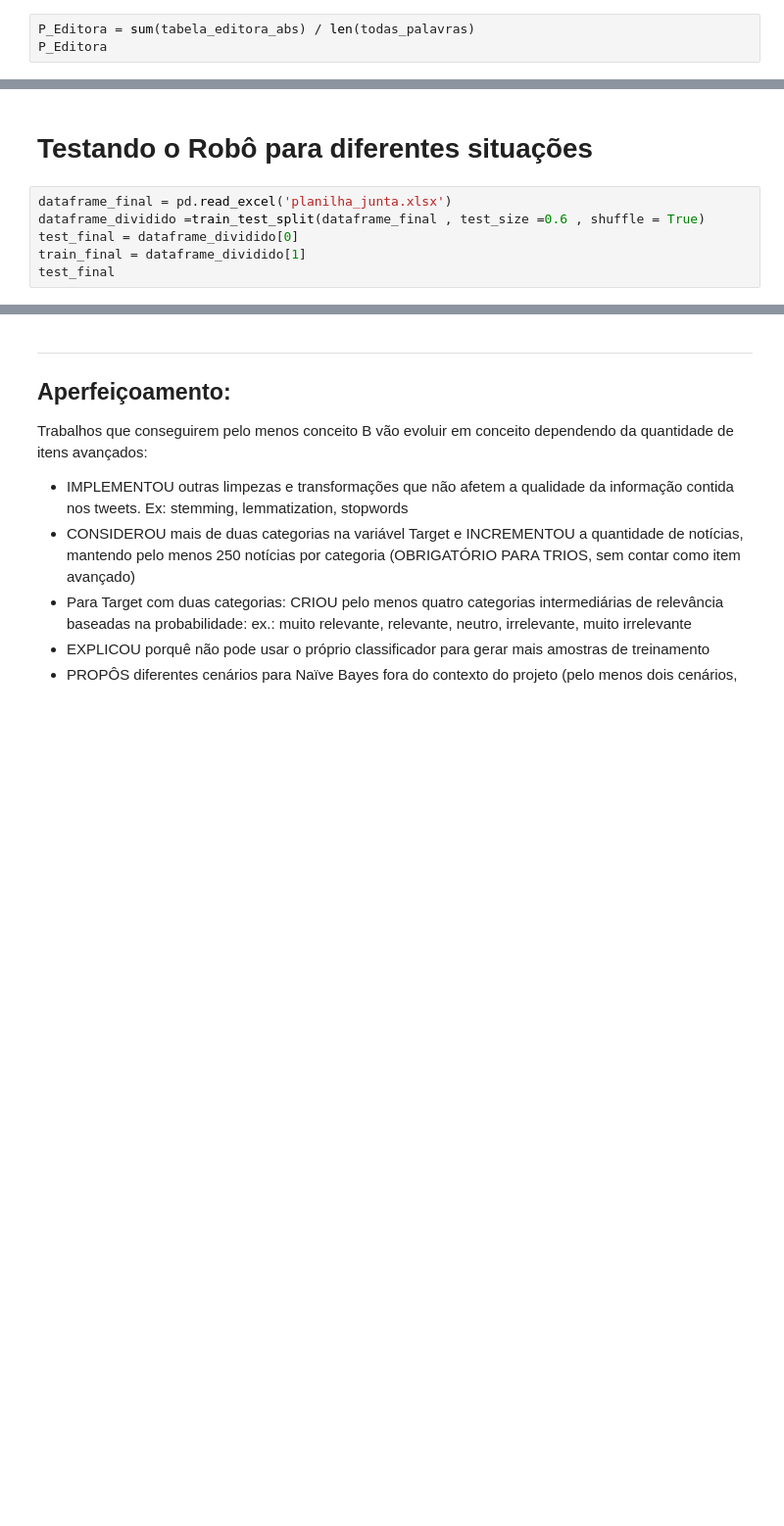
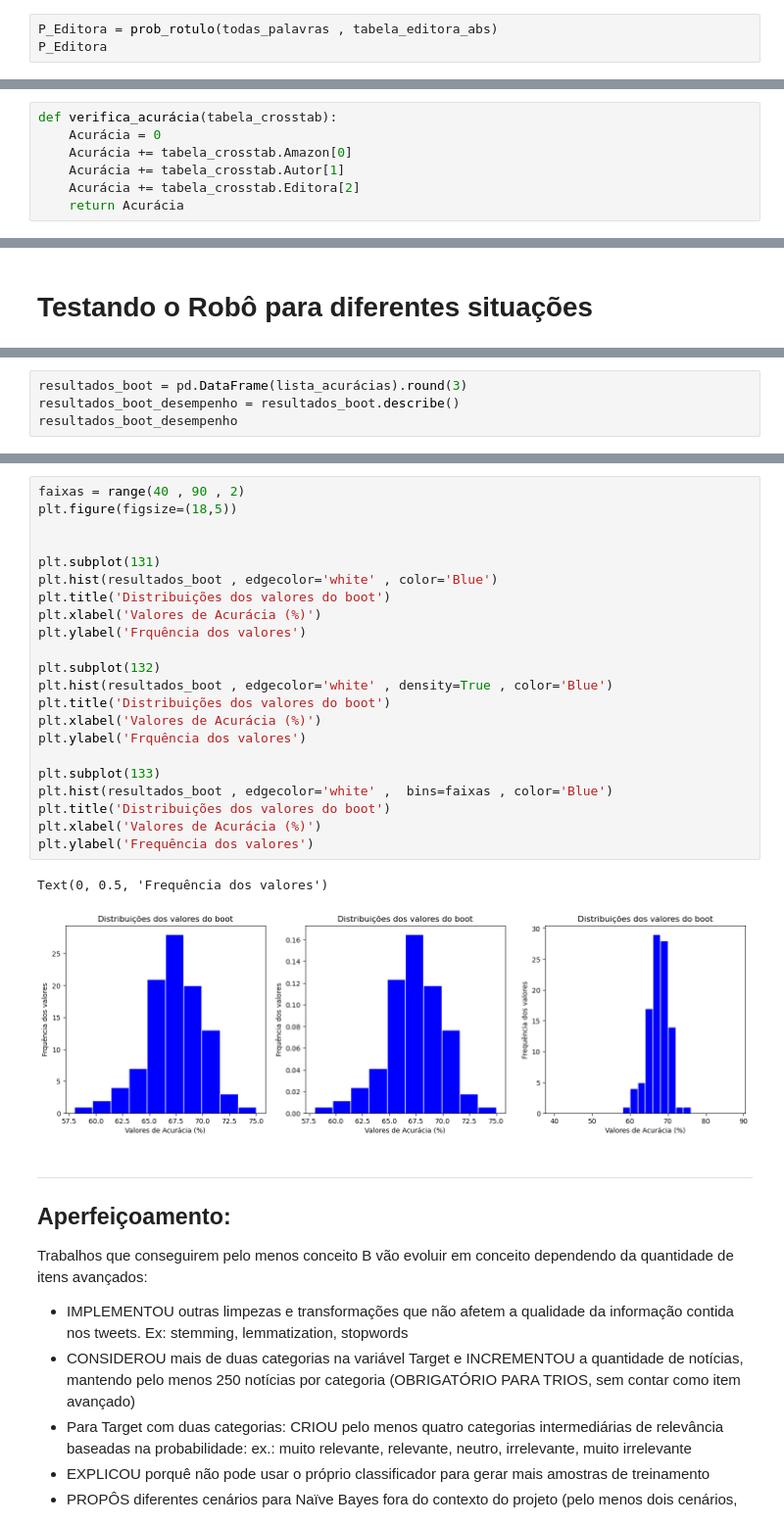
Before and after one commit to wellingtonrs07/Classificador-Naive-Bayes-Amazon, a Jupyter notebook: Código_Final/Projeto1 Template.ipynb, the cells around one changed output, grey strips where cells are left out. Shown at 98% size. Cells and saved outputs as stored; diff of their text form; blank space fills up the shorter version.

```diff
--- a/Código_Final/Projeto1 Template.ipynb
+++ b/Código_Final/Projeto1 Template.ipynb
@@ -431,7 +448,7 @@ P_Amazon
 # %% [output]
 0.291348363455686
 # %%
-P_Editora = sum(tabela_editora_abs) / len(todas_palavras)
+P_Editora = prob_rotulo(todas_palavras , tabela_editora_abs)
 P_Editora
 # %% [output]
 0.29358424942550154
@@ -528,2 +557,9 @@ lista_teste
 # %% [markdown]
 ## 4. Agora, Vamos Verificar a Performance do Treino
+# %%
+def verifica_acurácia(tabela_crosstab):
+    Acurácia = 0
+    Acurácia += tabela_crosstab.Amazon[0]
+    Acurácia += tabela_crosstab.Autor[1]
+    Acurácia += tabela_crosstab.Editora[2]
+    return Acurácia
@@ -542,8 +628,2 @@ tabela_verificação
 # %% [markdown]
 # Testando o Robô para diferentes situações
-# %%
-dataframe_final = pd.read_excel('planilha_junta.xlsx')
-dataframe_dividido =train_test_split(dataframe_final , test_size =0.6 , shuffle = True)
-test_final = dataframe_dividido[0]
-train_final = dataframe_dividido[1]
-test_final
@@ -571,0 +681,4 @@ Caso for fazer esse item do Projeto
+# %%
+resultados_boot = pd.DataFrame(lista_acurácias).round(3)
+resultados_boot_desempenho = resultados_boot.describe()
+resultados_boot_desempenho
@@ -572,3 +695,28 @@ Caso for fazer esse item do Projeto
+# %%
+faixas = range(40 , 90 , 2)
+plt.figure(figsize=(18,5))
+
+
+plt.subplot(131)
+plt.hist(resultados_boot , edgecolor='white' , color='Blue')
+plt.title('Distribuições dos valores do boot')
+plt.xlabel('Valores de Acurácia (%)')
+plt.ylabel('Frquência dos valores')
+
+plt.subplot(132)
+plt.hist(resultados_boot , edgecolor='white' , density=True , color='Blue')
+plt.title('Distribuições dos valores do boot')
+plt.xlabel('Valores de Acurácia (%)')
+plt.ylabel('Frquência dos valores')
+
+plt.subplot(133)
+plt.hist(resultados_boot , edgecolor='white' ,  bins=faixas , color='Blue')
+plt.title('Distribuições dos valores do boot')
+plt.xlabel('Valores de Acurácia (%)')
+plt.ylabel('Frequência dos valores')
+# %% [output]
+Text(0, 0.5, 'Frequência dos valores')
+[figure, added]
 # %% [markdown]
 ___
 ## Aperfeiçoamento:
```
Also changed, not shown: parts of 90 cells of this notebook.
